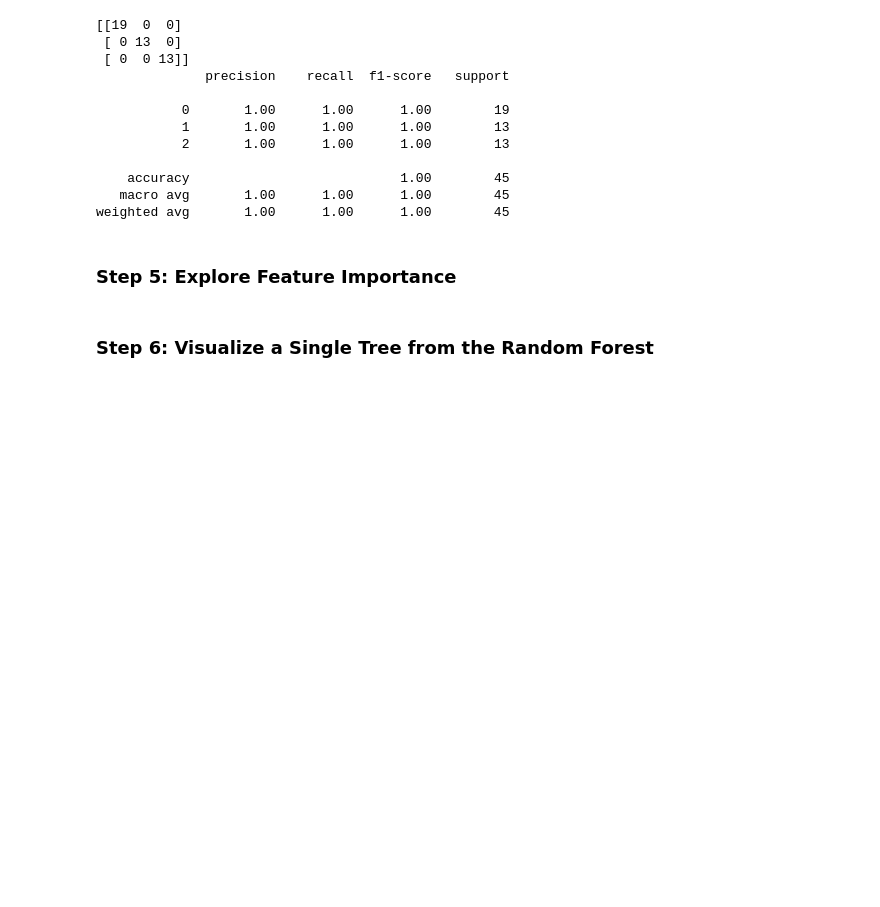
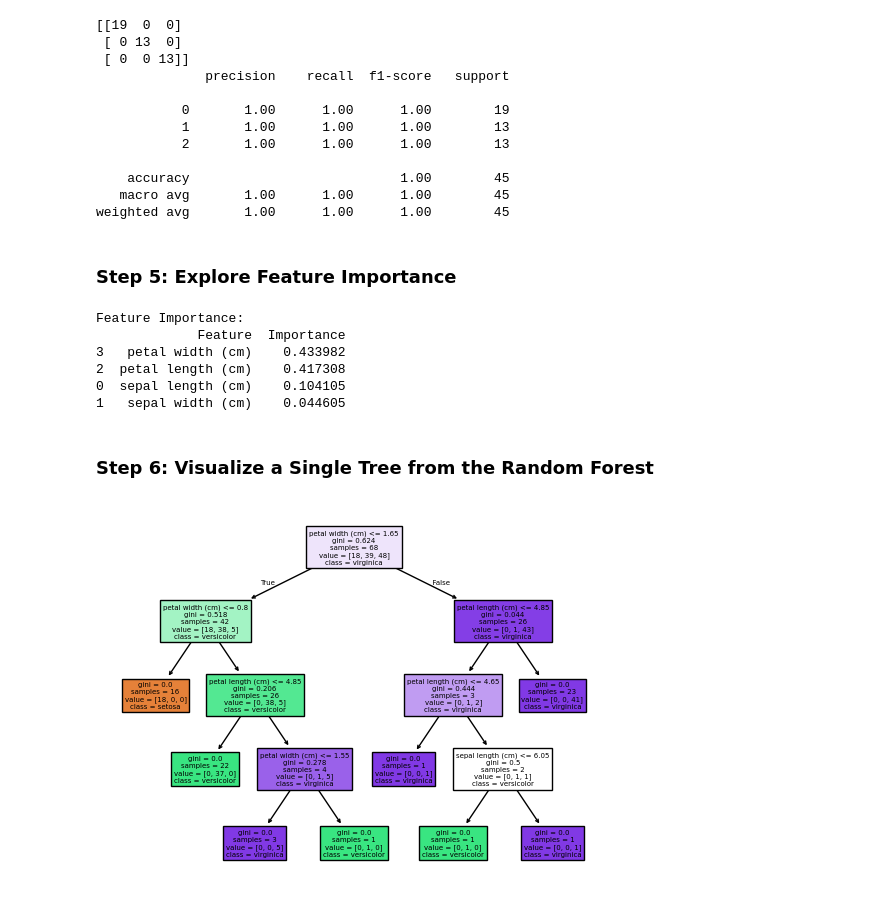
Before and after one commit to basilelt/fouille-de-donnees, a Jupyter notebook: decision-tree/3_Decision_tree.ipynb, the cells around one changed output. Cells and saved outputs as stored; diff of their text form; code cells hidden in the pictures; blank space fills up the shorter version.

Commit message:
feat(decision-tree): enhance data loading and model visualization
Refactor Iris dataset loading to use Pandas DataFrames and Series,
improving data readability with named features. Display feature
importances in a sorted DataFrame for clearer insights. Add a
visualization of a single decision tree from the Random Forest
to better illustrate model structure.

```diff
--- a/decision-tree/3_Decision_tree.ipynb
+++ b/decision-tree/3_Decision_tree.ipynb
@@ -262,7 +262,9 @@ from sklearn.metrics import accuracy_score, confusion_matrix, classification_rep
 # For simplicity, let's use the famous Iris dataset
 from sklearn.datasets import load_iris
 
-X, y = load_iris(return_X_y=True)
+data = load_iris()
+X = pd.DataFrame(data.data, columns=data.feature_names)
+y = pd.Series(data.target)
 
 # Split the dataset into training and testing sets
 X_train, X_test, y_train, y_test = train_test_split(X, y, test_size=0.3, random_state=42)
@@ -310,16 +312,27 @@ weighted avg       1.00      1.00      1.00        45
 # %%
 # Step 5: Explore Feature Importance
 # Random Forests can be used to evaluate the importance of features
-import time
-
-start_time = time.time()
 importances = forest.feature_importances_
-std = np.std([tree.feature_importances_ for tree in forest.estimators_], axis=0)
-elapsed_time = time.time() - start_time
+feature_importance_df = pd.DataFrame({'Feature': X.columns, 'Importance': importances})
+feature_importance_df = feature_importance_df.sort_values(by='Importance', ascending=False)
+print("Feature Importance:")
+print(feature_importance_df)
+# %% [output]
+Feature Importance:
+             Feature  Importance
+3   petal width (cm)    0.433982
+2  petal length (cm)    0.417308
+0  sepal length (cm)    0.104105
+1   sepal width (cm)    0.044605
 # %% [markdown]
 ### Step 6: Visualize a Single Tree from the Random Forest
 # %%
 # Step 6: Visualize a Single Tree from the Random Forest
+from sklearn.tree import plot_tree
+import matplotlib.pyplot as plt
 
-
-# Plot a single tree from the forest
+# Plot a single tree from the fores
+plot_tree(forest.estimators_[0], feature_names=X.columns, class_names=data.target_names, filled=True)
+plt.show()
+# %% [output]
+[figure, added]
```
